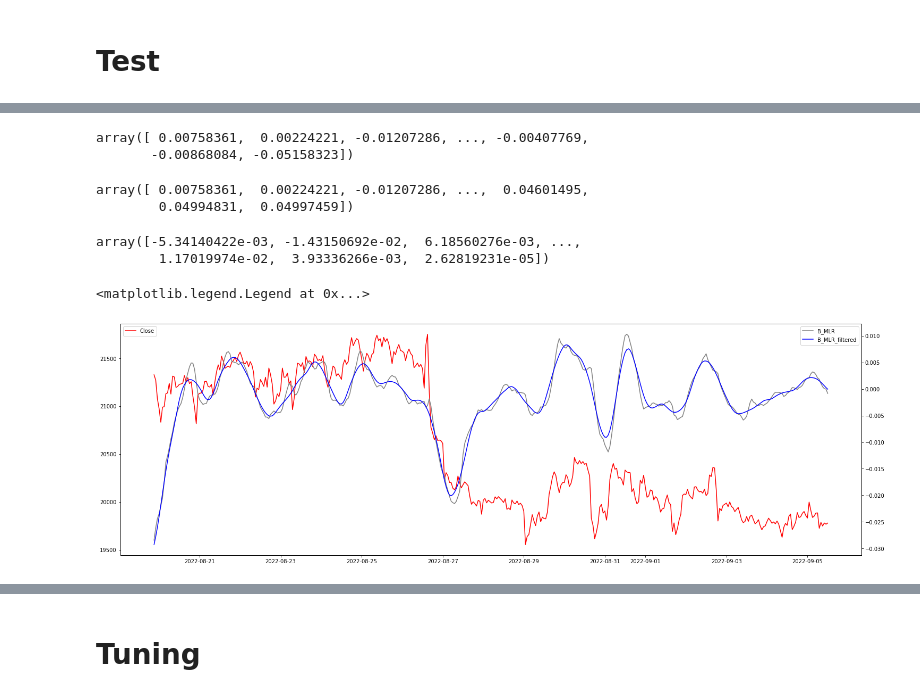
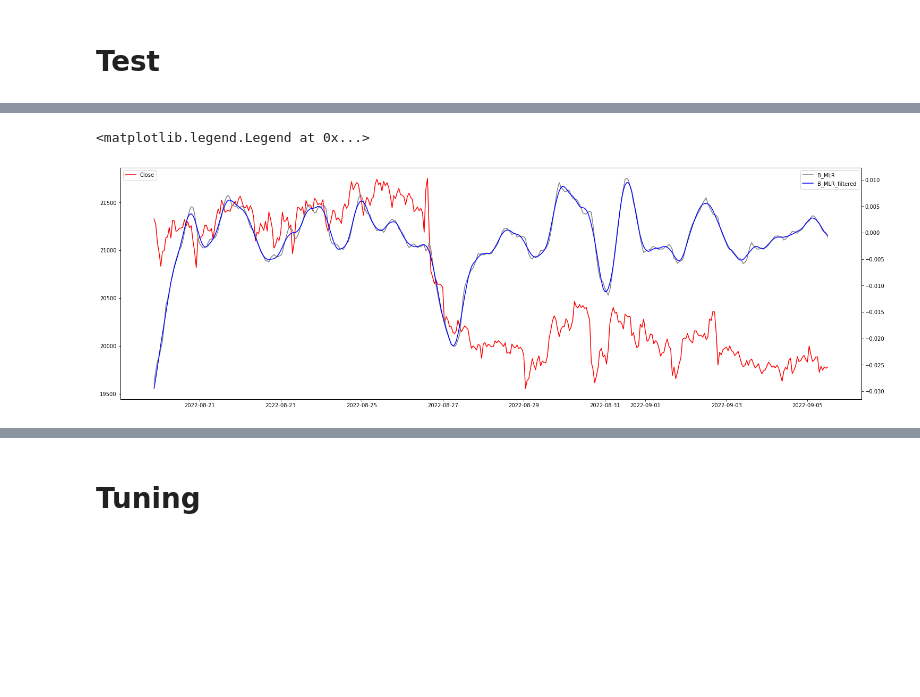
Before and after one commit to webclinic017/Trading-sandbox, a Jupyter notebook: multi_step_lstm.ipynb, the cells around one changed output, grey strips where cells are left out. Drawn from its saved outputs; the diff is of its cells as text; code cells hidden in the pictures; blank space fills up the shorter version.

```diff
--- a/multi_step_lstm.ipynb
+++ b/multi_step_lstm.ipynb
@@ -27,7 +27,7 @@ from sklearn.feature_selection import mutual_info_regression
 Loading BokehJS ...
 [interactive output not drawn]
 # %%
-def computeEMD(df):
+def computeEMD(df,col:str="Close"):
     def emd(signal):
         return EMD(DTYPE=np.float16, spline_kind='cubic')(signal.values)
     def phase_spectrum(imfs):
@@ -41,9 +41,9 @@ def computeEMD(df):
     def divide_signal(signal, imfs, mis, cutoff=0.75):
         cut_point = np.where(mis > cutoff)[0][0]
         return np.sum(imfs[:cut_point], axis=0), np.sum(imfs[cut_point:], axis=0)
-    imfs = emd(df["Close"])
+    imfs = emd(df[col])
 
-    stochastic_component, deterministic_component = divide_signal(df["Close"], imfs, phase_mi(phase_spectrum(imfs)),cutoff=0.96)
+    stochastic_component, deterministic_component = divide_signal(df[col], imfs, phase_mi(phase_spectrum(imfs)),cutoff=0.96)
     df['EMD_S']=stochastic_component
     df['EMD_D']=deterministic_component
     return df
@@ -238,35 +236,20 @@ array([ 0.00024884,  0.00068514,  0.00090153,  0.00094265,  0.00086431,
-# %%
-train_df['B_MLR_coefs'].values
-# %% [output]
-array([ 0.00758361,  0.00224221, -0.01207286, ..., -0.00407769,
-       -0.00868084, -0.05158323])
-# %%
-np.hstack((train_df['B_MLR_coefs'].values,pred_lstm[ind].reshape(OUTPUT_SIZE)))
-# %% [output]
-array([ 0.00758361,  0.00224221, -0.01207286, ...,  0.04601495,
-        0.04994831,  0.04997459])
-# %%
-np.diff(np.hstack((train_df['B_MLR_coefs'].values,pred_lstm[ind].reshape(OUTPUT_SIZE))),1)
-# %% [output]
-array([-5.34140422e-03, -1.43150692e-02,  6.18560276e-03, ...,
-        1.17019974e-02,  3.93336266e-03,  2.62819231e-05])
 # %%
 from scipy.signal import savgol_filter
 
-df['B_MLR_coefs_denoised'] = savgol_filter(df.B_MLR_coefs.values, 25, 2, mode='nearest')
+df['B_MLR_coefs_denoised'] = savgol_filter(df.B_MLR_coefs.values, 15, 2, mode='nearest')
 fig, ax_left = plt.subplots(1, figsize=(25,8))
 ax_right =[]
 
 ax_right = ax_left.twinx()
 
 ax_left.plot(df.Close[-400:], color='red',label='Close')
 ax_right.plot(df.B_MLR_coefs[-400:], color='gray',label='B_MLR')
 ax_right.plot(df.B_MLR_coefs_denoised[-400:], color='blue',label='B_MLR_filtered')
 ax_left.legend(loc="upper left")
 ax_right.legend(loc="upper right")
 # %% [output]
 <matplotlib.legend.Legend at 0x...>
-[figure, old version]
+[figure, new version]
 # %%
 df['B_MLR_coefs_denoised_diff'] = df.B_MLR_coefs_denoised.diff(1)
 df.dropna(inplace=True)
```
Also changed, not shown: parts of 15 cells of this notebook, 2 other files.
